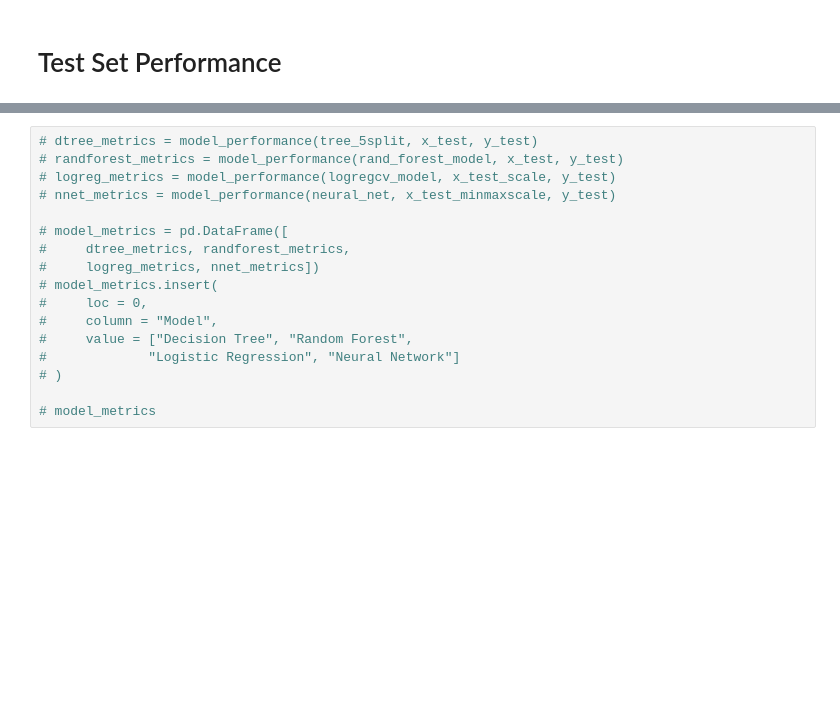
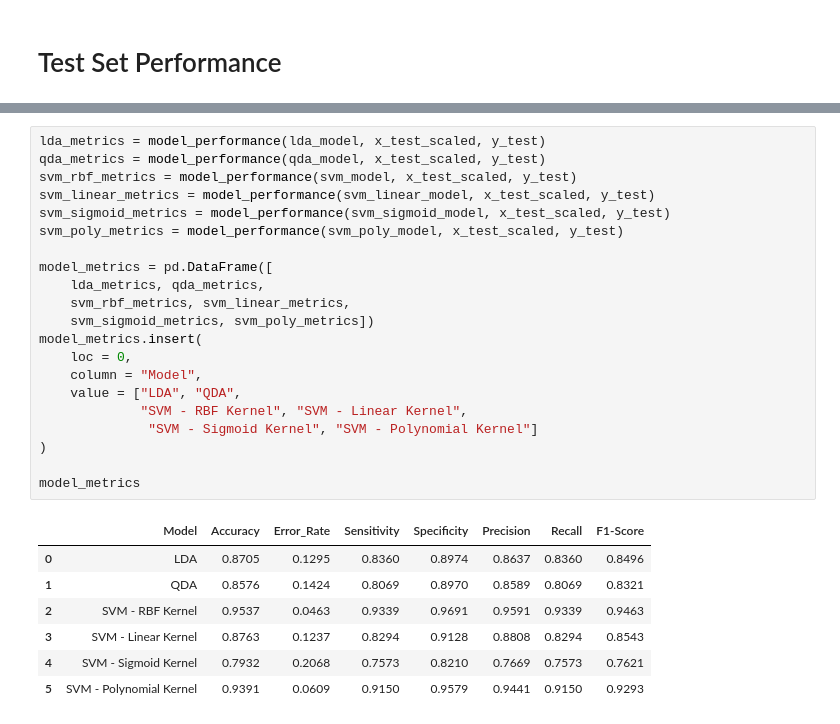
Before and after one commit to nlee98/ADS-505-Business-Analytics, a Jupyter notebook: ADS_505_Final_Project_NL.ipynb, the cells around one changed output, grey strips where cells are left out. Cells and saved outputs as stored; diff of their text form; blank space fills up the shorter version.

```diff
--- a/ADS_505_Final_Project_NL.ipynb
+++ b/ADS_505_Final_Project_NL.ipynb
@@ -1018,17 +1000,29 @@ Actual     0     1
-# %%
-# dtree_metrics = model_performance(tree_5split, x_test, y_test)
-# randforest_metrics = model_performance(rand_forest_model, x_test, y_test)
-# logreg_metrics = model_performance(logregcv_model, x_test_scale, y_test)
-# nnet_metrics = model_performance(neural_net, x_test_minmaxscale, y_test)
-
-# model_metrics = pd.DataFrame([
-#     dtree_metrics, randforest_metrics,
-#     logreg_metrics, nnet_metrics])
-# model_metrics.insert(
-#     loc = 0,
-#     column = "Model",
-#     value = ["Decision Tree", "Random Forest",
-#             "Logistic Regression", "Neural Network"]
-# )
-
-# model_metrics
+# %%
+lda_metrics = model_performance(lda_model, x_test_scaled, y_test)
+qda_metrics = model_performance(qda_model, x_test_scaled, y_test)
+svm_rbf_metrics = model_performance(svm_model, x_test_scaled, y_test)
+svm_linear_metrics = model_performance(svm_linear_model, x_test_scaled, y_test)
+svm_sigmoid_metrics = model_performance(svm_sigmoid_model, x_test_scaled, y_test)
+svm_poly_metrics = model_performance(svm_poly_model, x_test_scaled, y_test)
+
+model_metrics = pd.DataFrame([
+    lda_metrics, qda_metrics,
+    svm_rbf_metrics, svm_linear_metrics,
+    svm_sigmoid_metrics, svm_poly_metrics])
+model_metrics.insert(
+    loc = 0,
+    column = "Model",
+    value = ["LDA", "QDA",
+             "SVM - RBF Kernel", "SVM - Linear Kernel",
+              "SVM - Sigmoid Kernel", "SVM - Polynomial Kernel"]
+)
+
+model_metrics
+# %% [output]
+|  | Model | Accuracy | Error_Rate | Sensitivity | Specificity | Precision | Recall | F1-Score |
+| 0 | LDA | 0.8705 | 0.1295 | 0.8360 | 0.8974 | 0.8637 | 0.8360 | 0.8496 |
+| 1 | QDA | 0.8576 | 0.1424 | 0.8069 | 0.8970 | 0.8589 | 0.8069 | 0.8321 |
+| 2 | SVM - RBF Kernel | 0.9537 | 0.0463 | 0.9339 | 0.9691 | 0.9591 | 0.9339 | 0.9463 |
+| 3 | SVM - Linear Kernel | 0.8763 | 0.1237 | 0.8294 | 0.9128 | 0.8808 | 0.8294 | 0.8543 |
+| 4 | SVM - Sigmoid Kernel | 0.7932 | 0.2068 | 0.7573 | 0.8210 | 0.7669 | 0.7573 | 0.7621 |
+| 5 | SVM - Polynomial Kernel | 0.9391 | 0.0609 | 0.9150 | 0.9579 | 0.9441 | 0.9150 | 0.9293 |
```
Also changed, not shown: parts of 8 cells of this notebook.
